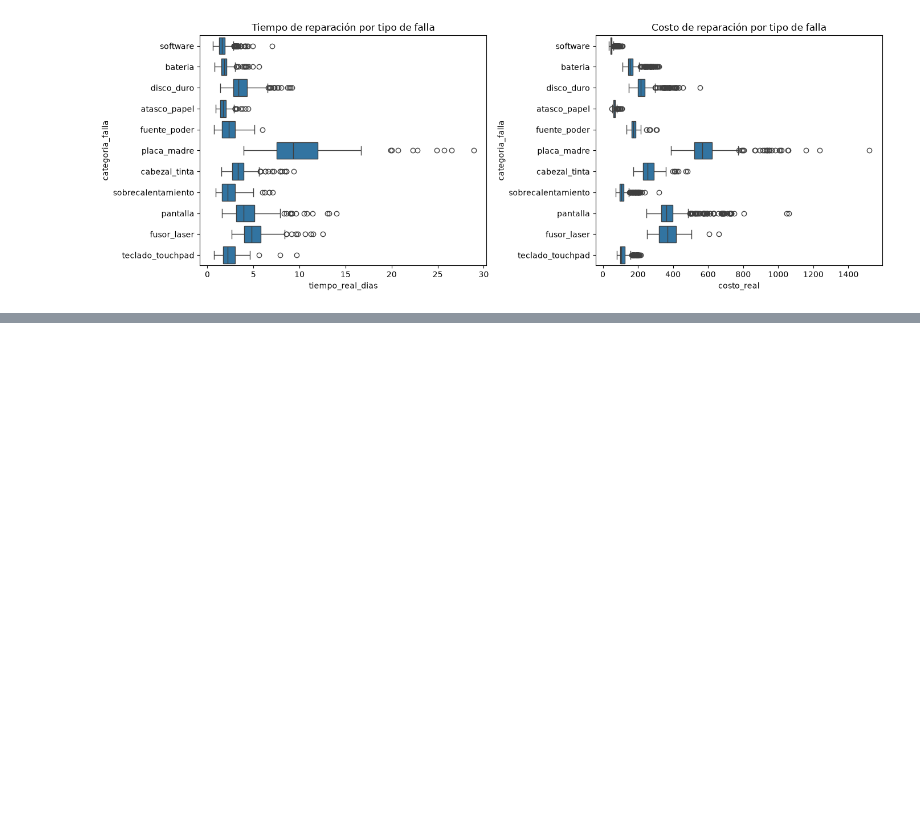
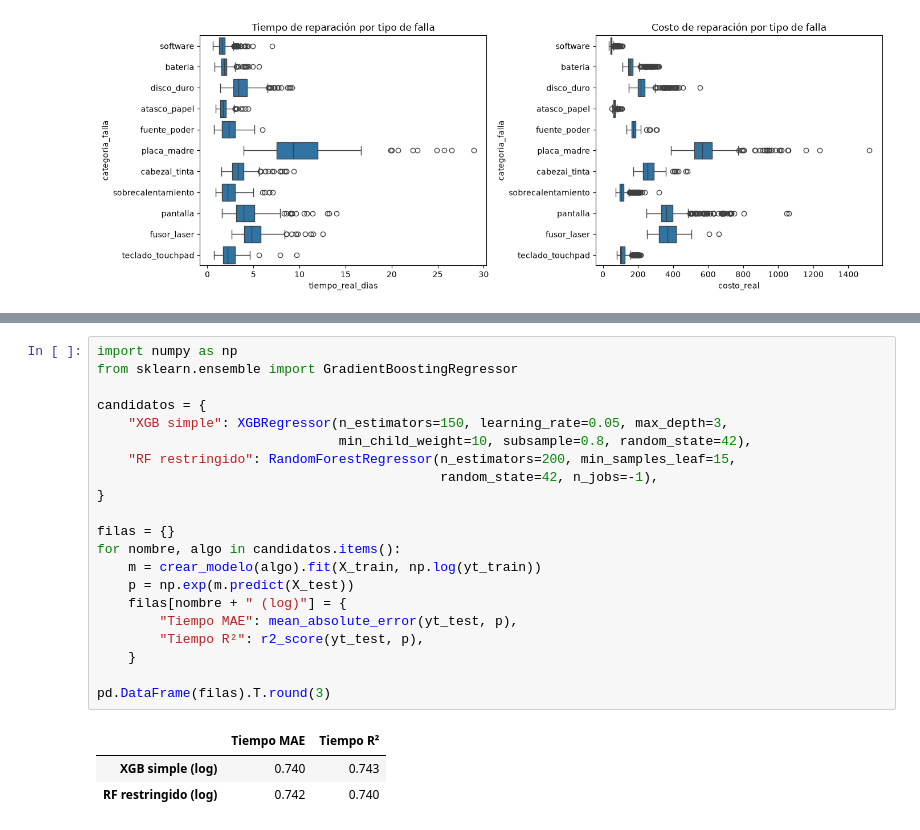
Before and after one commit to SaurinFranklin/sistema-servicios-ia, a Jupyter notebook: ml/notebooks/01_tiempo_costo.ipynb, the cells around one changed output, grey strips where cells are left out. Drawn from its saved outputs; the diff is of its cells as text; blank space fills up the shorter version.

```diff
--- a/ml/notebooks/01_tiempo_costo.ipynb
+++ b/ml/notebooks/01_tiempo_costo.ipynb
@@ -59,0 +141,25 @@ plt.show()
+# %%
+import numpy as np
+from sklearn.ensemble import GradientBoostingRegressor
+
+candidatos = {
+    "XGB simple": XGBRegressor(n_estimators=150, learning_rate=0.05, max_depth=3,
+                               min_child_weight=10, subsample=0.8, random_state=42),
+    "RF restringido": RandomForestRegressor(n_estimators=200, min_samples_leaf=15,
+                                            random_state=42, n_jobs=-1),
+}
+
+filas = {}
+for nombre, algo in candidatos.items():
+    m = crear_modelo(algo).fit(X_train, np.log(yt_train))
+    p = np.exp(m.predict(X_test))
+    filas[nombre + " (log)"] = {
+        "Tiempo MAE": mean_absolute_error(yt_test, p),
+        "Tiempo R²": r2_score(yt_test, p),
+    }
+
+pd.DataFrame(filas).T.round(3)
+# %% [output]
+|  | Tiempo MAE | Tiempo R² |
+| XGB simple (log) | 0.740 | 0.743 |
+| RF restringido (log) | 0.742 | 0.740 |
```
Also changed, not shown: parts of 4 cells of this notebook.
